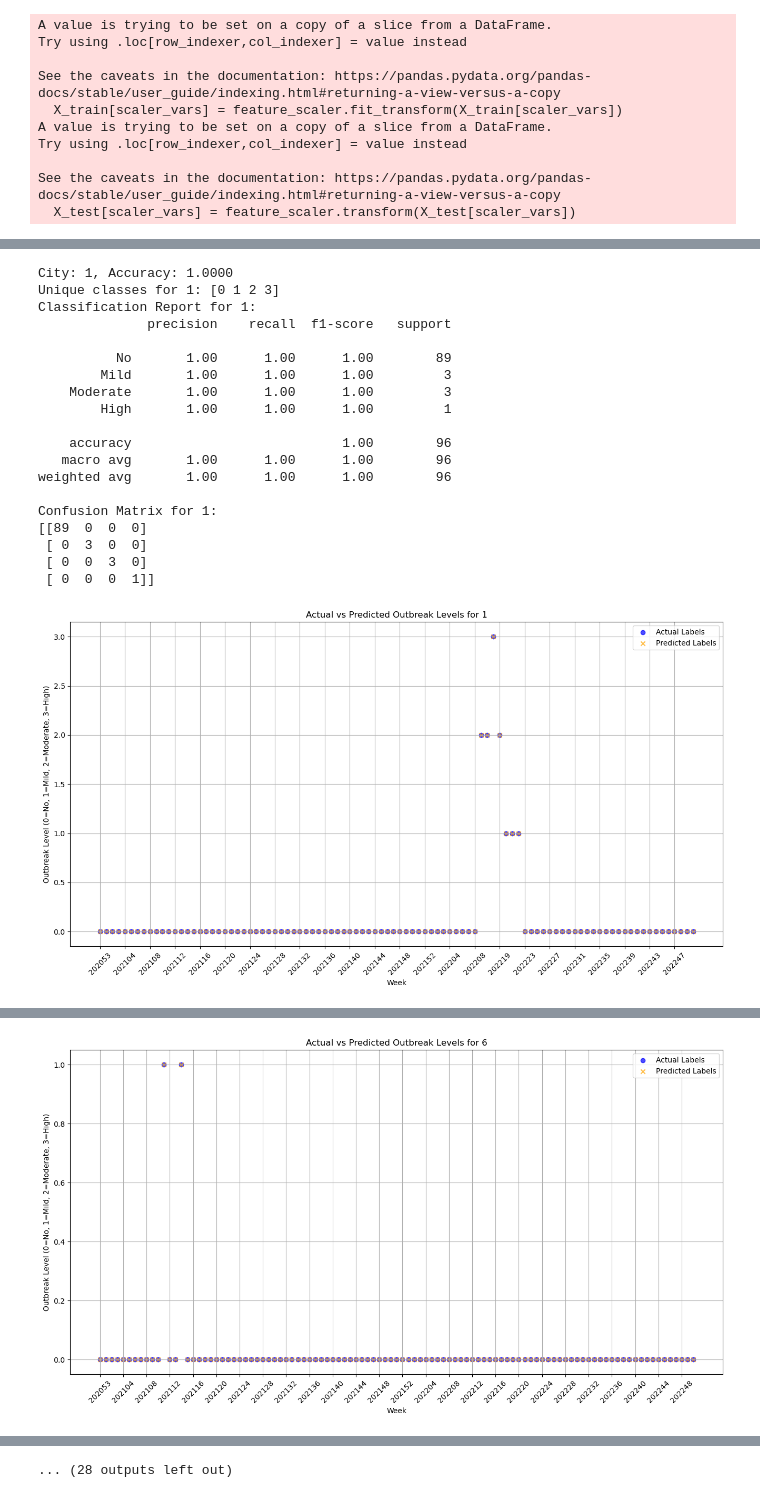
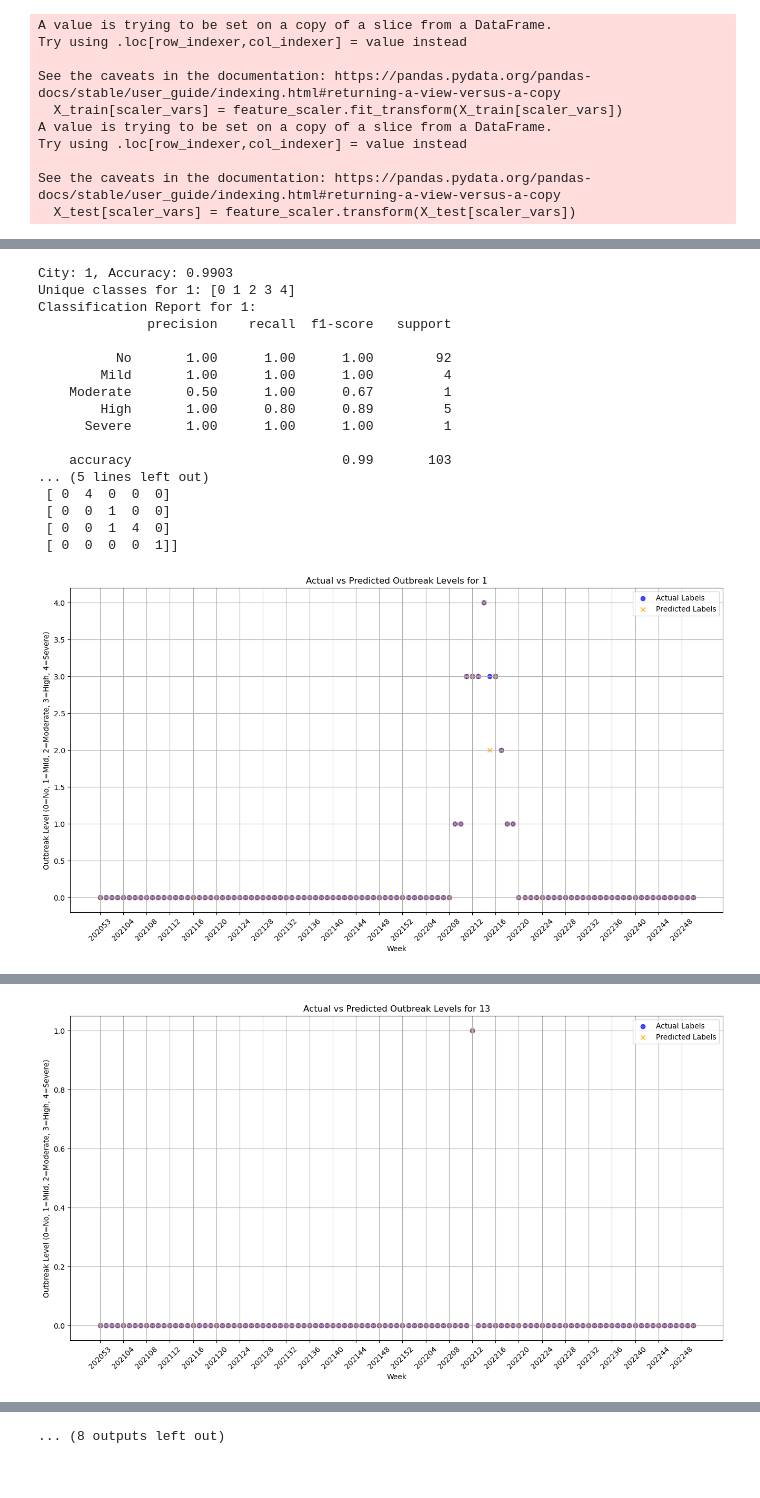
Before and after one commit to Minindu20/Dengue-Severity-Predictor, a Jupyter notebook: models/lightgbm/outbreak-prediction.ipynb, the cells around one changed output, grey strips where cells are left out. Saved outputs shown, nothing was run; the diff lists cells and outputs as text; code cells hidden in the pictures.

Commit message:
Outbreak prediction

```diff
--- a/models/lightgbm/outbreak-prediction.ipynb
+++ b/models/lightgbm/outbreak-prediction.ipynb
@@ -29,8 +29,8 @@ df['week_sin'] = np.sin(2 * np.pi * df['week'] / 52)
 df['week_cos'] = np.cos(2 * np.pi * df['week'] / 52)
 # %%
 # Define outbreak categories based on cases_per_100k thresholds
-bins = [0, 50, 100, 150, 200]
-labels = ['No', 'Mild', 'Moderate', 'High']
+bins = [0, 100, 200, 250, 400, float('inf')]
+labels = ['No', 'Mild', 'Moderate', 'High', 'Severe']
 
 # Create the 'outbreak' column
 df['outbreak'] = pd.cut(df['cases_per_100k'], bins=bins, labels=labels, right=False)
@@ -92,7 +92,7 @@ scaler_vars = continuous_vars + lagged_vars
 train_data = data[(data['week'] >= 201201) & (data['week'] <= 202052)]
 test_data = data[(data['week'] > 202052)]
 
-columns_exclude = ['date', 'cases', 'scaled_cases', 'geocode', 'lat', 'long', 'population', 'cases_per_100k', 'year', 'month']
+columns_exclude = ['date', 'cases', 'outbreak', 'scaled_cases', 'lat', 'long', 'population', 'cases_per_100k', 'year', 'month']
 
 # Prepare X (features)
 X_train = train_data[[col for col in data.columns if col not in columns_exclude]]
@@ -121,20 +121,30 @@ Try using .loc[row_indexer,col_indexer] = value instead
 See the caveats in the documentation: https://pandas.pydata.org/pandas-docs/stable/user_guide/indexing.html#returning-a-view-versus-a-copy
   X_test[scaler_vars] = feature_scaler.transform(X_test[scaler_vars])
 # %%
+import json
 from sklearn.preprocessing import LabelEncoder
+import pickle
 
-# Ensure you're working with a copy of the DataFrame if necessary
-X_train = X_train.copy()  # If it's a slice, we create a new copy
-X_test = X_test.copy()    # Same here
+# Ensure you're working with a copy of the DataFrame
+X_train = X_train.copy()
+X_test = X_test.copy()
 
 # Step 1: Encode the city column
 label_encoder = LabelEncoder()
 X_train['city_encoded'] = label_encoder.fit_transform(X_train['city'])
 X_test['city_encoded'] = label_encoder.transform(X_test['city'])
 
+# Convert encoding to a dictionary with Python int values
+city_mapping = {city: int(encoded) for city, encoded in zip(label_encoder.classes_, label_encoder.transform(label_encoder.classes_))}
+
+# Save the mapping as JSON with geocode as key
+geocode_mapping = {city_mapping[city]: geocode for geocode, city in zip(X_train['geocode'], X_train['city'])}
+with open('city_mapping.json', 'w') as f:
+    json.dump(geocode_mapping, f, indent=4)
+
 # Step 2: Drop the original city column
-X_train = X_train.drop(columns=['city'])
-X_test = X_test.drop(columns=['city'])
+X_train = X_train.drop(columns=['city', 'geocode'])
+X_test = X_test.drop(columns=['city', 'geocode'])
 # %%
 # Step 6: Prepare LightGBM datasets
 train_dataset = lgb.Dataset(X_train, label=y_train)
@@ -155,7 +165,7 @@ params = {
     'feature_fraction': 0.8,
     'bagging_fraction': 0.8,
     'bagging_freq': 5,
-    'num_class': 4,  # Four outbreak categories
+    'num_class': 5,  # Four outbreak categories
     'verbose': -1
 }
 
@@ -166,12 +176,12 @@ model = lgb.train(params, train_dataset, valid_sets=[train_dataset, test_dataset
 
 # Step 9: Make predictions
 probs = model.predict(X_test, num_iteration=model.best_iteration)  # Probabilities for each class
-y_pred = np.argmax(probs, axis=1)  # Convert probabilities to class labels
+y_pred = np.argmax(probs, axis=1) # Convert probabilities to class labels
 
 # Step 10: Evaluate the model
 accuracy = accuracy_score(y_test, y_pred)
 print(f'Accuracy: {accuracy:.4f}')
-print(classification_report(y_test, y_pred, target_names=['No', 'Mild', 'Moderate', 'High']))
+print(classification_report(y_test, y_pred, target_names=['No', 'Mild', 'Moderate', 'High', 'Severe']))
 
 # Step 11: Save the model
 model.save_model('lightgbm_dengue_model.txt')
@@ -310,51 +321,49 @@ for city in cities:
     print(f'Unique classes for {city}: {unique_classes}')
 
     # Define target names based on unique classes
-    target_names = ['No', 'Mild', 'Moderate', 'High']
+    target_names = ['No', 'Mild', 'Moderate', 'High', 'Severe']
     if len(unique_classes) < len(target_names):
         target_names = target_names[:len(unique_classes)]
 
     # Classification report
     print(f"Classification Report for {city}:")
     print(classification_report(y_actual_city, y_pred_city, target_names=target_names))
 
     # Confusion Matrix
     conf_matrix = confusion_matrix(y_actual_city, y_pred_city)
     print(f"Confusion Matrix for {city}:")
     print(conf_matrix)
 
     # Plot for the city with weeks on the x-axis
     plt.figure(figsize=(16, 8))
     plt.scatter(weeks_city, y_actual_city, label='Actual Labels', color='blue', alpha=0.7, marker='o')
     plt.scatter(weeks_city, y_pred_city, label='Predicted Labels', color='orange', alpha=0.7, marker='x')
     plt.xlabel('Week')
-    plt.ylabel('Outbreak Level (0=No, 1=Mild, 2=Moderate, 3=High)')
+    plt.ylabel('Outbreak Level (0=No, 1=Mild, 2=Moderate, 3=High, 4=Severe)')
     plt.title(f'Actual vs Predicted Outbreak Levels for {city}')
     plt.legend()
     plt.grid(True)
 
     # Select every 4th week for x-axis labels
     ticks = weeks_city[::4]  # Select every 4th week
     plt.xticks(ticks, rotation=45)  # Rotate x-axis labels for readability
     plt.show()
 # %% [output]
-City: 1, Accuracy: 1.0000
-Unique classes for 1: [0 1 2 3]
+City: 1, Accuracy: 0.9903
+Unique classes for 1: [0 1 2 3 4]
 Classification Report for 1:
               precision    recall  f1-score   support
 
-          No       1.00      1.00      1.00        89
-        Mild       1.00      1.00      1.00         3
-    Moderate       1.00      1.00      1.00         3
-        High       1.00      1.00      1.00         1
+          No       1.00      1.00      1.00        92
+        Mild       1.00      1.00      1.00         4
+    Moderate       0.50      1.00      0.67         1
+        High       1.00      0.80      0.89         5
+      Severe       1.00      1.00      1.00         1
 
-    accuracy                           1.00        96
-   macro avg       1.00      1.00      1.00        96
-weighted avg       1.00      1.00      1.00        96
-
-Confusion Matrix for 1:
-[[89  0  0  0]
- [ 0  3  0  0]
- [ 0  0  3  0]
- [ 0  0  0  1]]
+    accuracy                           0.99       103
+... (5 lines left out)
+ [ 0  4  0  0  0]
+ [ 0  0  1  0  0]
+ [ 0  0  1  4  0]
+ [ 0  0  0  0  1]]
-[figure, old version]
+[figure, new version]
@@ -376 +385 @@ Confusion Matrix for 6:
-[figure, old version]
+[figure, new version]
@@ -445 +452 @@ Confusion Matrix for 17:
-... (28 outputs left out)
+... (8 outputs left out)
```
Also changed, not shown: parts of 5 cells of this notebook, 3 other files.
